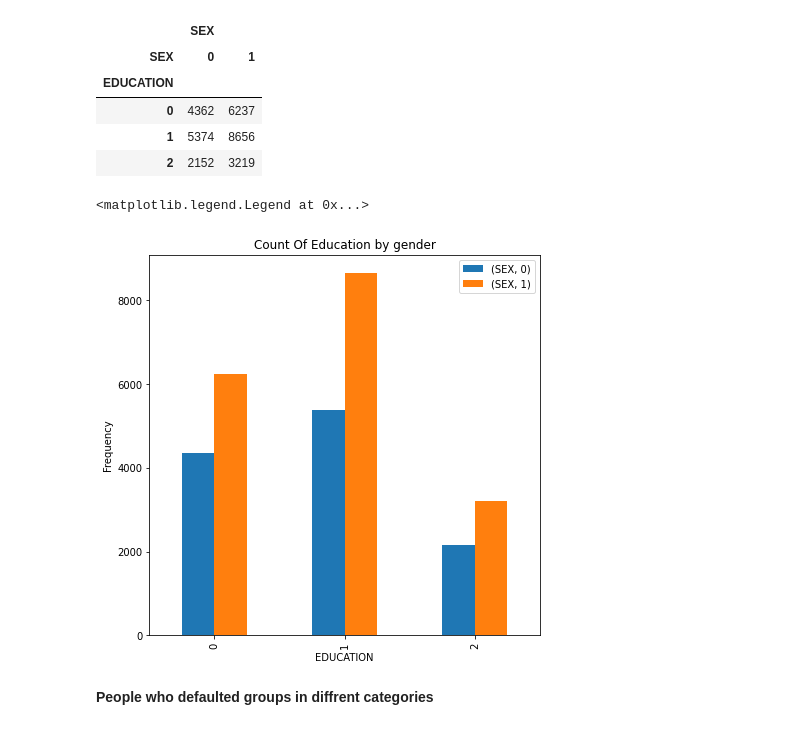
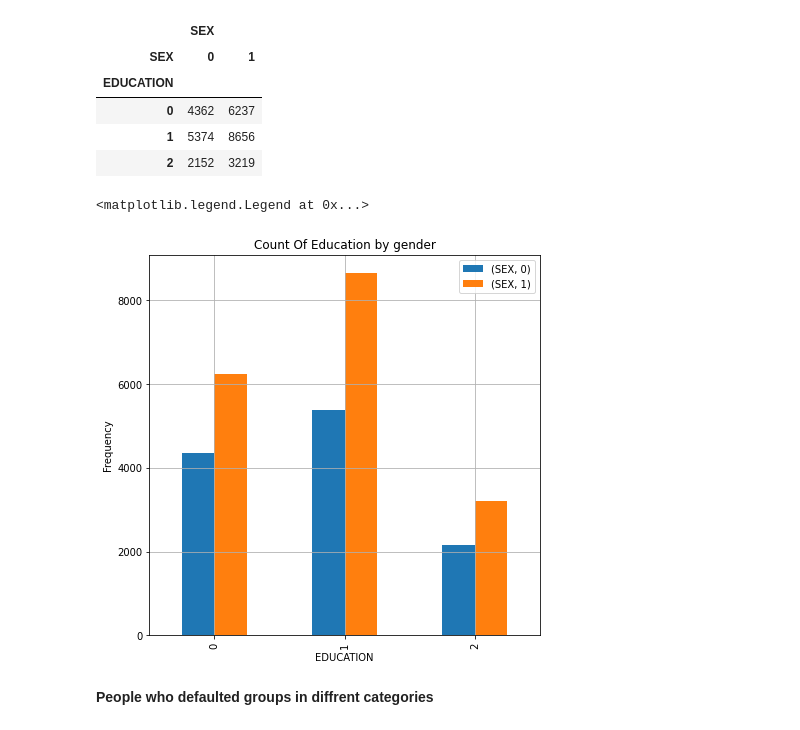
Before and after one commit to Rahul711sharma/Credit-Card-Default-, a Jupyter notebook: Credit_Card_Default.ipynb, the cells around one changed output. Cells and saved outputs as stored; diff of their text form; code cells hidden in the pictures.

```diff
--- a/Credit_Card_Default.ipynb
+++ b/Credit_Card_Default.ipynb
@@ -261,13 +261,13 @@ Education_by_gender
 | 1 | 5374 | 8656 |
 | 2 | 2152 | 3219 |
 # %%
-Education_by_gender.plot(kind='bar',figsize=(7,7))
+Education_by_gender.plot(kind='bar',figsize=(7,7),grid=1)
 plt.title("Count Of Education by gender")
 plt.ylabel('Frequency')
 plt.legend()
 # %% [output]
 <matplotlib.legend.Legend at 0x...>
-[figure, old version]
+[figure, new version]
 # %% [markdown]
 **People who defaulted groups in diffrent categories**
 # %%
```
Also changed, not shown: parts of 1 cell of this notebook.
